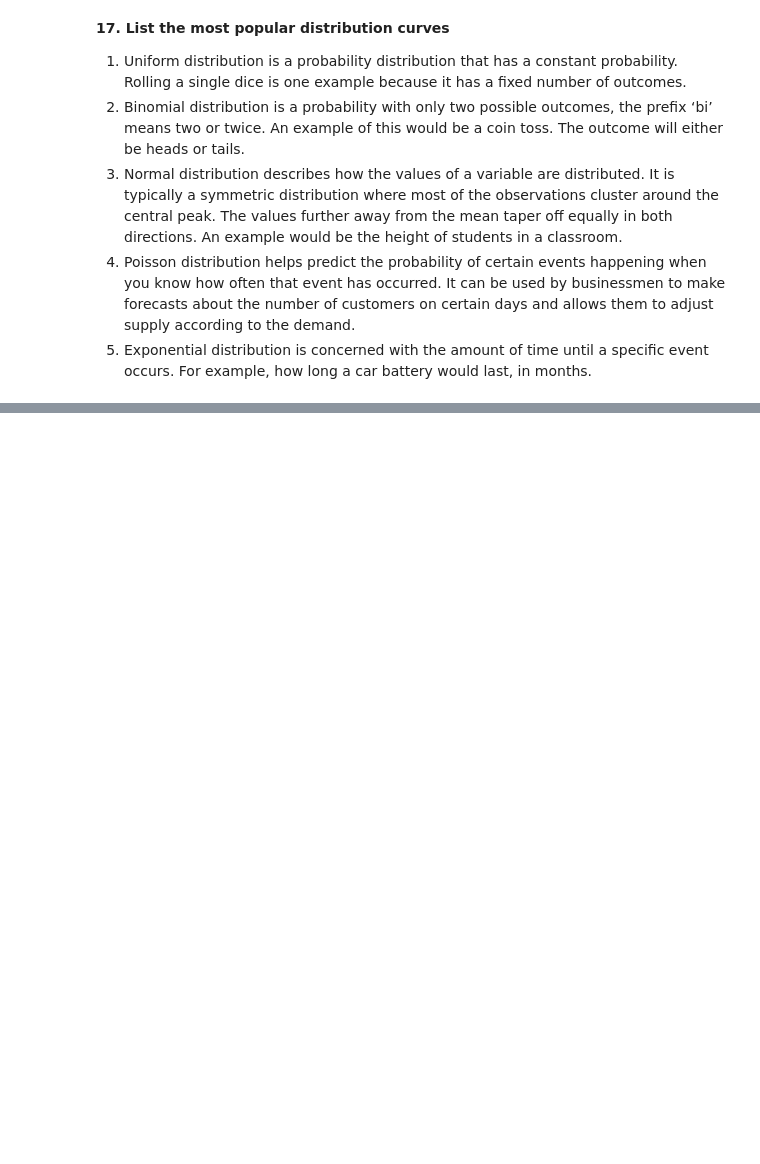
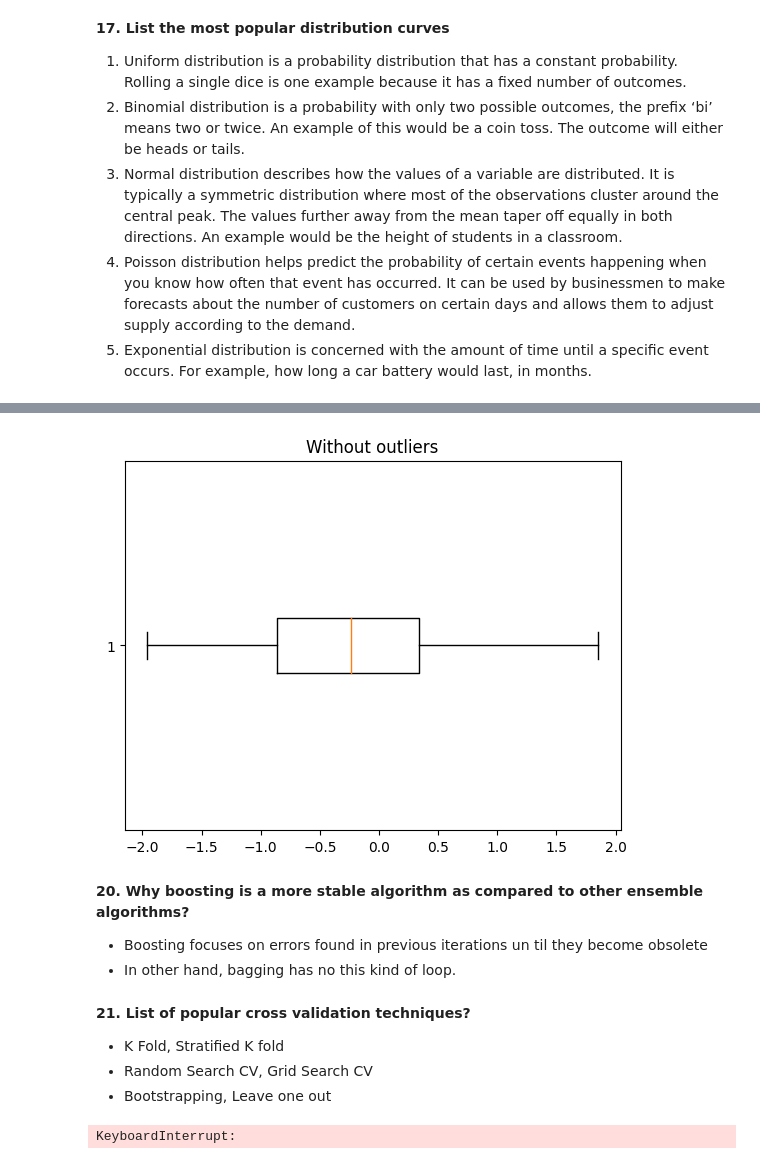
Before and after one commit to MrSimple07/MachineLearning_Practice, a Jupyter notebook: ML_Interview.ipynb, the cells around one changed output, grey strips where cells are left out. Saved outputs shown, nothing was run; the diff lists cells and outputs as text; code cells hidden in the pictures; blank space fills up the shorter version.

```diff
--- a/ML_Interview.ipynb
+++ b/ML_Interview.ipynb
@@ -454,0 +473,66 @@ svm_model = SVC(kernel ='rbf')
+# %%
+#Set threshold to identify outliers
+threshold = 5
+
+outliers = np.abs(data - np.median(data)>threshold)
+data_without_outliers = data[~outliers]
+
+plt.boxplot(data_without_outliers, vert = False)
+plt.title('Without outliers')
+plt.show()
+# %% [output]
+[figure, added]
+# %% [markdown]
+**20. Why boosting is a more stable algorithm as compared to other ensemble algorithms?**
+- Boosting focuses on errors found in previous iterations un til they become obsolete
+- In other hand, bagging has no this kind of loop.
+# %% [markdown]
+**21. List of popular cross validation techniques?**
+- K Fold, Stratified K fold
+- Random Search CV, Grid Search CV
+- Bootstrapping, Leave one out
+# %%
+import numpy as np
+from sklearn.model_selection import StratifiedKFold
+from sklearn.ensemble import RandomForestClassifier
+from sklearn.metrics import accuracy_score
+
+
+np.random.seed(42)
+X = np.random.rand(50, 10)
+y = np.random.choice([0, 1], size=50)
+
+n_iterations = 100
+
+n_folds = 5
+
+model = RandomForestClassifier()
+
+cv = StratifiedKFold(n_splits=n_folds, shuffle=True, random_state=42)
+
+accuracy_scores = []
+
+# Perform bootstrapped cross-validation
+for _ in range(n_iterations):
+    bootstrap_indices = np.random.choice(range(len(X)), size=len(X), replace=True)
+    X_bootstrap, y_bootstrap = X[bootstrap_indices], y[bootstrap_indices]
+
+    for train_index, test_index in cv.split(X_bootstrap, y_bootstrap):
+        X_train, X_test = X_bootstrap[train_index], X_bootstrap[test_index]
+        y_train, y_test = y_bootstrap[train_index], y_bootstrap[test_index]
+
+        model.fit(X_train, y_train)
+
+        y_pred = model.predict(X_test)
+
+        # Calculate accuracy and store the result
+        accuracy = accuracy_score(y_test, y_pred)
+        accuracy_scores.append(accuracy)
+
+mean_accuracy = np.mean(accuracy_scores)
+std_accuracy = np.std(accuracy_scores)
+
+print(f'Mean Accuracy: {mean_accuracy:.4f}')
+print(f'Standard Deviation of Accuracy: {std_accuracy:.4f}')
+# %% [output]
+KeyboardInterrupt:
```
Also changed, not shown: parts of 6 cells of this notebook.
